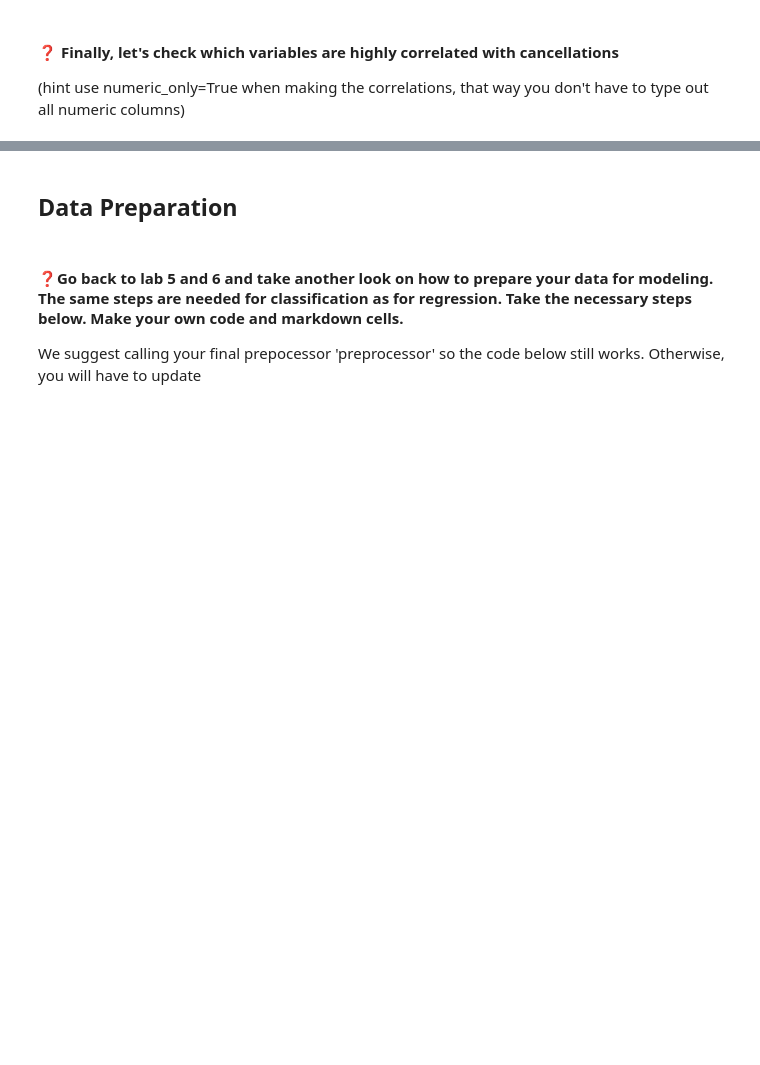
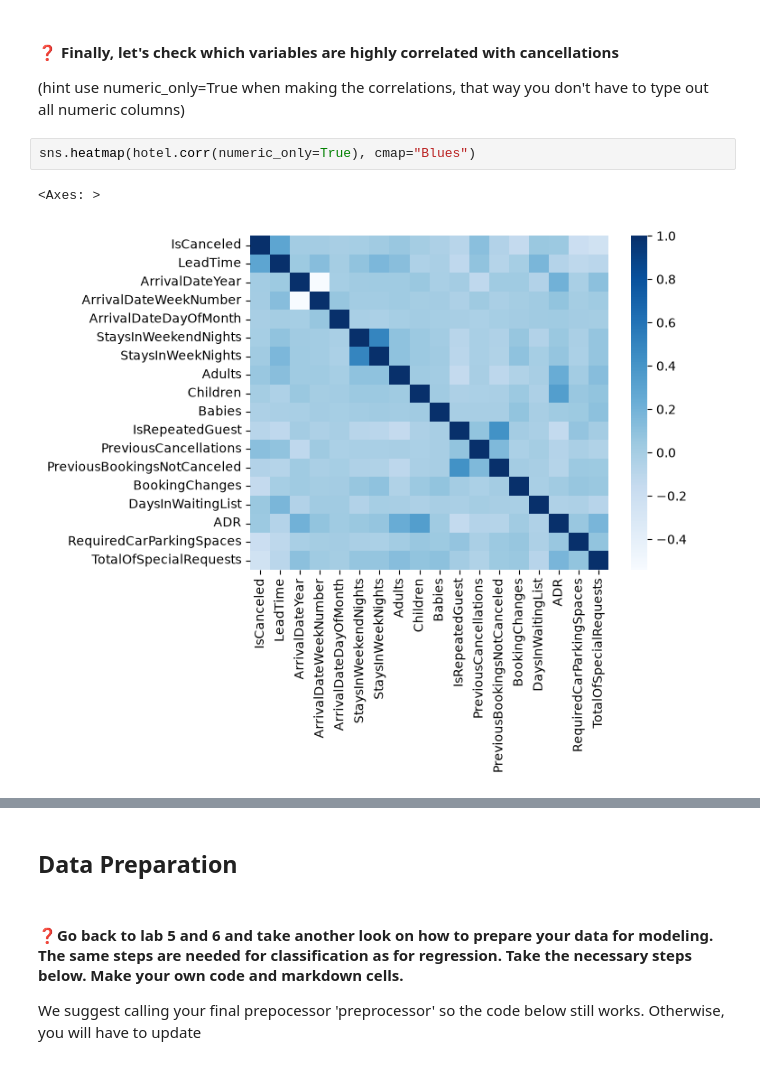
Before and after one commit to jmtiucll/daml-2627-student, a Jupyter notebook: lab7_ti/lab_7_classification.ipynb, the cells around one changed output, grey strips where cells are left out. Saved outputs shown, nothing was run; the diff lists cells and outputs as text; blank space fills up the shorter version.

```diff
--- a/lab7_ti/lab_7_classification.ipynb
+++ b/lab7_ti/lab_7_classification.ipynb
@@ -146,3 +386,8 @@ An example of a possible business question might be: "Which countries are our gu
 # %% [markdown]
 #### ❓ Finally, let's check which variables are highly correlated with cancellations
 (hint use numeric_only=True when making the correlations, that way you don't have to type out all numeric columns)
+# %%
+sns.heatmap(hotel.corr(numeric_only=True), cmap="Blues")
+# %% [output]
+<Axes: >
+[figure, added]
```
Also changed, not shown: parts of 59 cells of this notebook.
